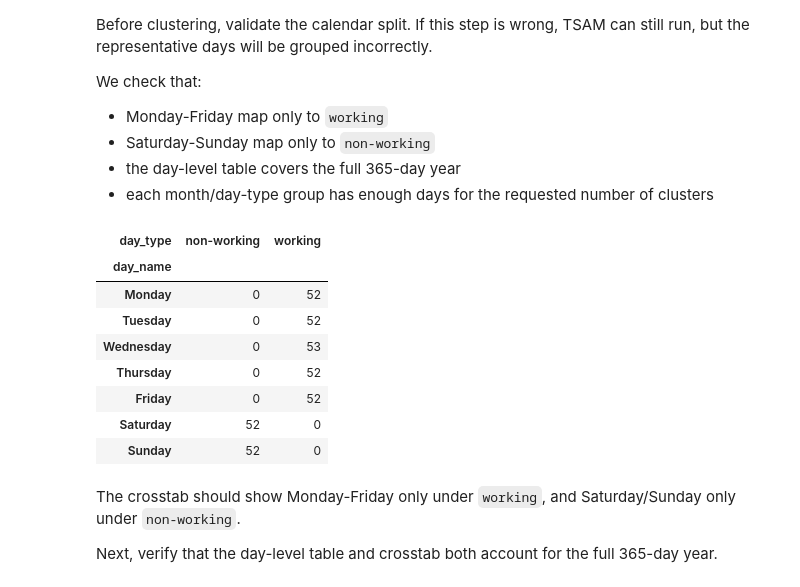
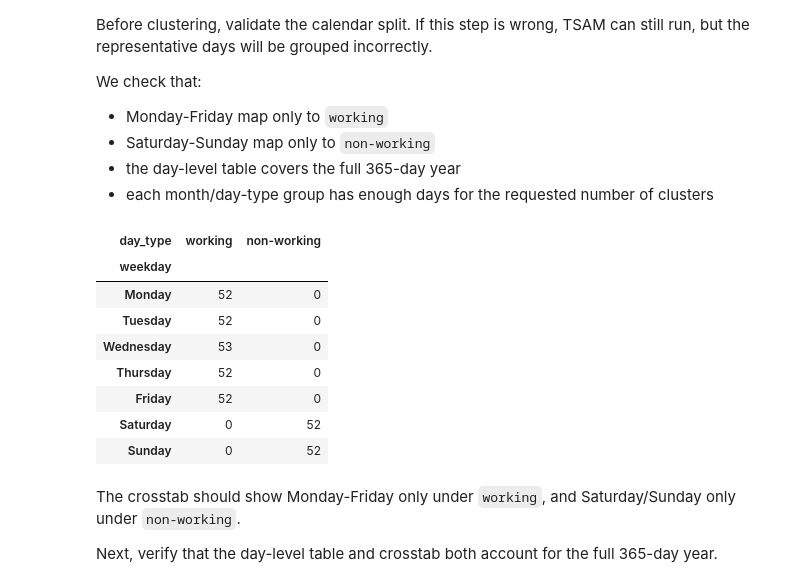
Before and after one commit to komaksym/tsam-notebook-workflows, a Jupyter notebook: src/approach_1.ipynb, the cells around one changed output. Drawn from its saved outputs; the diff is of its cells as text; code cells hidden in the pictures.

Commit message:
refactor: AI-refactor variable names in metadata validation, tsam clustering sections

```diff
--- a/src/approach_1.ipynb
+++ b/src/approach_1.ipynb
@@ -295,33 +295,33 @@ Assumptions:
 - Holidays are excluded unless a holiday calendar is supplied.
 # %%
 # Baseline: weekends only, no holidays.
-NON_WORKING_DAYS: Final[set[str]] = {"Saturday", "Sunday"}
+NON_WORKING_WEEKDAYS: Final[set[str]] = {"Saturday", "Sunday"}
 
 # Hourly table + calendar metadata.
-data_DE_meta = data_DE.copy()
-snapshot_index = data_DE_meta.index
+hourly_data_with_metadata = data_DE.copy()
+snapshot_index = hourly_data_with_metadata.index
 
-data_DE_meta["date"] = snapshot_index.date
-data_DE_meta["month"] = snapshot_index.month
-data_DE_meta["day_of_month"] = snapshot_index.day
-data_DE_meta["day_name"] = snapshot_index.day_name()
+hourly_data_with_metadata["date"] = snapshot_index.date
+hourly_data_with_metadata["month"] = snapshot_index.month
+hourly_data_with_metadata["day_of_month"] = snapshot_index.day
+hourly_data_with_metadata["weekday"] = snapshot_index.day_name()
 
 # Default to working days, then override weekends.
-data_DE_meta["day_type"] = "working"
-data_DE_meta.loc[
-    data_DE_meta["day_name"].isin(NON_WORKING_DAYS),
+hourly_data_with_metadata["day_type"] = "working"
+hourly_data_with_metadata.loc[
+    hourly_data_with_metadata["weekday"].isin(NON_WORKING_WEEKDAYS),
     "day_type",
 ] = "non-working"
 
 # Key for the 24 TSAM groups, e.g. 2025_1_working.
-data_DE_meta["group_ID"] = (
+hourly_data_with_metadata["group_id"] = (
     pd.Series(snapshot_index.year, index=snapshot_index).astype(str)
     + "_"
-    + data_DE_meta["month"].astype(str)
+    + hourly_data_with_metadata["month"].astype(str)
     + "_"
-    + data_DE_meta["day_type"]
+    + hourly_data_with_metadata["day_type"]
 )
-data_DE_meta.head()
+hourly_data_with_metadata.head()
 # %% [output]
 |  | demand_DE | DE_solar_2025 | DE_onwind_2025 | DE_ror_2025 | DE_hydro_2025 | date | month | day_of_month | ... |
 | snapshot |  |  |  |  |  |  |  |  | ... |
@@ -342,39 +342,39 @@ We check that:
 - each month/day-type group has enough days for the requested number of clusters
 # %%
 # One row per original day for calendar validation.
-day_metadata = (
-    data_DE_meta
-    .assign(date=data_DE_meta.index.normalize())
+daily_metadata = (
+    hourly_data_with_metadata
+    .assign(date=hourly_data_with_metadata.index.normalize())
     .drop_duplicates(subset="date")
     .set_index("date")
 )
 
 weekday_order: Final[list[str]] = [
     "Monday",
     "Tuesday",
     "Wednesday",
     "Thursday",
     "Friday",
     "Saturday",
     "Sunday",
 ]
 
 # Validate weekday/weekend classification.
-sanity_table_days = (
-    pd.crosstab(day_metadata["day_name"], day_metadata["day_type"])
+weekday_day_type_counts = (
+    pd.crosstab(daily_metadata["weekday"], daily_metadata["day_type"])
     .reindex(index=weekday_order, columns=["working", "non-working"], fill_value=0)
 )
-sanity_table_days
+weekday_day_type_counts
 # %% [output]
-| day_type | non-working | working |
-| day_name |  |  |
-| Monday | 0 | 52 |
-| Tuesday | 0 | 52 |
-| Wednesday | 0 | 53 |
-| Thursday | 0 | 52 |
-| Friday | 0 | 52 |
-| Saturday | 52 | 0 |
-| Sunday | 52 | 0 |
+| day_type | working | non-working |
+| weekday |  |  |
+| Monday | 52 | 0 |
+| Tuesday | 52 | 0 |
+| Wednesday | 53 | 0 |
+| Thursday | 52 | 0 |
+| Friday | 52 | 0 |
+| Saturday | 0 | 52 |
+| Sunday | 0 | 52 |
 # %% [markdown]
 The crosstab should show Monday-Friday only under `working`, and Saturday/Sunday only under `non-working`.
 
```
Also changed, not shown: parts of 14 cells of this notebook.
